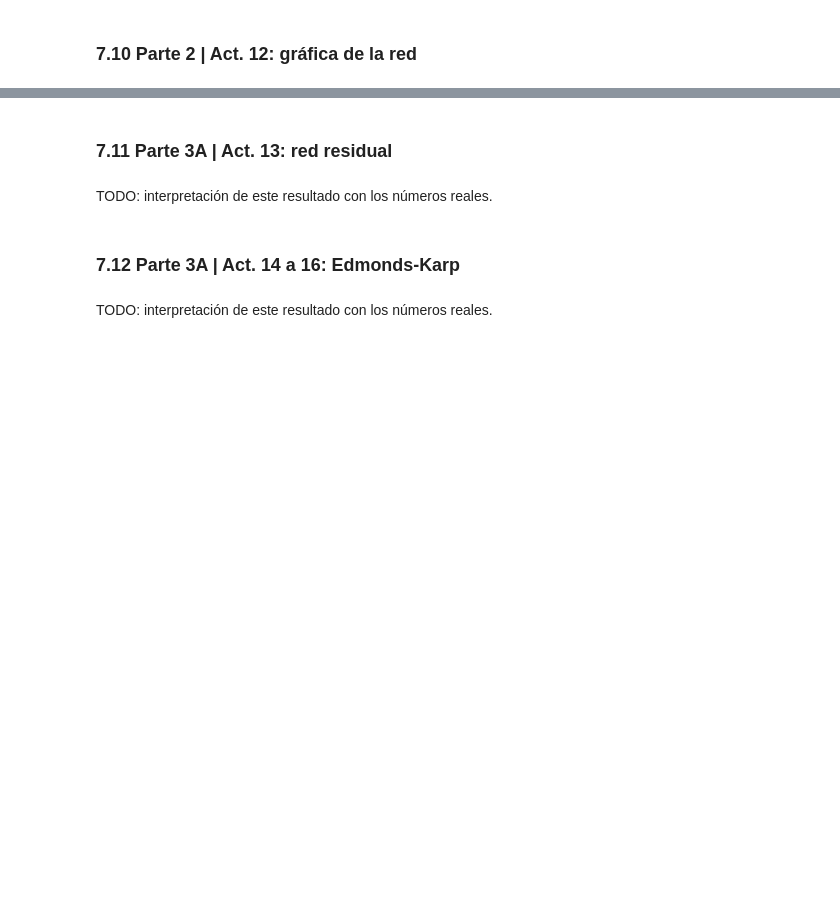
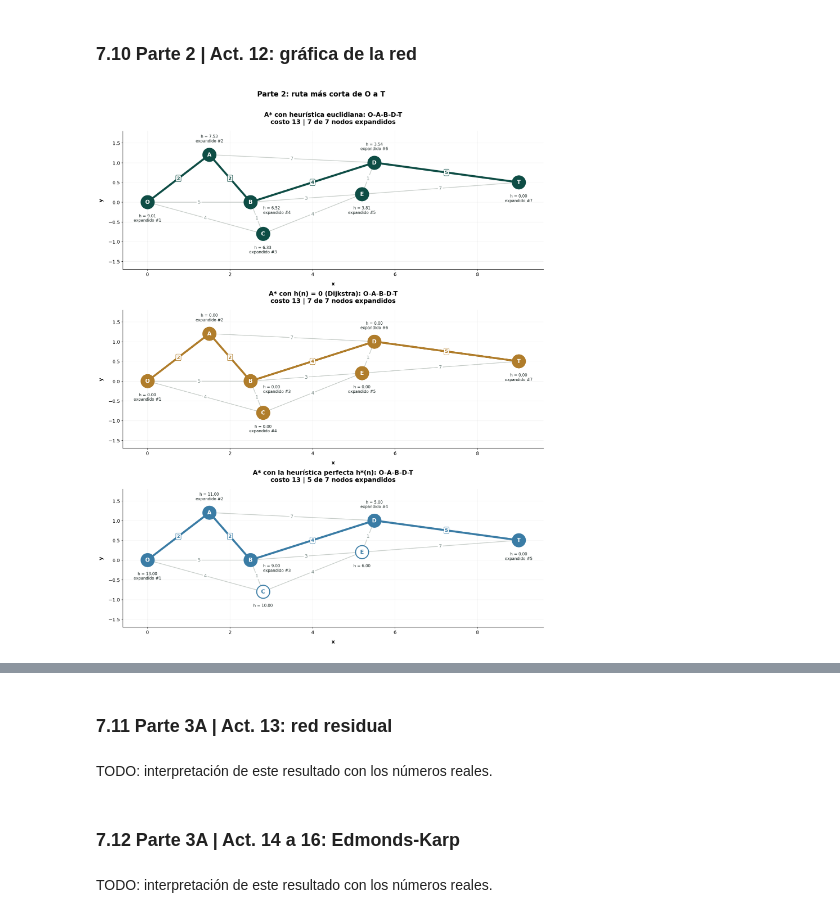
Before and after one commit to fabianpradod/mod-practica3, a Jupyter notebook: Practica_3_AStar_Hill_Climbing_Redes.ipynb, the cells around one changed output, grey strips where cells are left out. Cells and saved outputs as stored; diff of their text form; code cells hidden in the pictures; blank space fills up the shorter version.

```diff
--- a/Practica_3_AStar_Hill_Climbing_Redes.ipynb
+++ b/Practica_3_AStar_Hill_Climbing_Redes.ipynb
@@ -614,4 +830,8 @@ TODO: interpretación de este resultado con los números reales.
 # %% [markdown]
 ### 7.8 Parte 2 | Act. 8 a 10: A\* paso a paso
 # %%
-# TODO: call the functions for this step
+ruta_a, costo_a, registro_a = a_estrella(grafo, coordenadas, "O", meta)
+imprimir_tabla(registro_a, ["paso", "expandido", "g", "h", "f", "lista_abierta"])
+print(f"\nRuta encontrada: {formato(ruta_a)}")
+print(f"Costo total: {' + '.join(str(grafo[a][b]) for a, b in zip(ruta_a, ruta_a[1:]))} = {costo_a}")
+print(f"Nodos expandidos: {len(registro_a)} de {len(grafo)}")
@@ -620,4 +864,28 @@ TODO: interpretación de este resultado con los números reales.
 # %% [markdown]
 ### 7.9 Parte 2 | Act. 11: A\* con h(n) = 0
 # %%
-# TODO: call the functions for this step
+ruta_0, costo_0, registro_0 = a_estrella(grafo, coordenadas, "O", meta, h=heuristica_cero)
+print("A* con h(n) = 0:")
+imprimir_tabla(registro_0, ["paso", "expandido", "g", "h", "f", "lista_abierta"])
+
+ruta_p, costo_p, registro_p = a_estrella(grafo, coordenadas, "O", meta, h=heuristica_desde_tabla(h_real))
+print("\nComparación de tres heurísticas:")
+imprimir_tabla([{"heuristica": nombre, "ruta": r, "costo": c, "expandidos": len(reg),
+                 "orden_de_expansion": [x["expandido"] for x in reg]}
+                for nombre, r, c, reg in [("h = 0 (Dijkstra)", ruta_0, costo_0, registro_0),
+                                          ("euclidiana", ruta_a, costo_a, registro_a),
+                                          ("perfecta h*", ruta_p, costo_p, registro_p)]],
+               ["heuristica", "ruta", "costo", "expandidos", "orden_de_expansion"])
+
+# Why the Euclidean heuristic saves nothing here: A* must expand every node with g*(n) + h(n) < optimal cost.
+g_real = costos_reales(grafo, coordenadas, "O")
+print(f"\nNodos con g*(n) + h(n) menor que el costo óptimo {costo_a} (A* tiene que expandirlos):")
+imprimir_tabla([{"estacion": n, "g_real": g_real[n], "h": heuristica(n, meta, coordenadas),
+                 "g_real+h": g_real[n] + heuristica(n, meta, coordenadas),
+                 "menor_que_optimo": g_real[n] + heuristica(n, meta, coordenadas) < costo_a}
+                for n in sorted(grafo, key=lambda n: g_real[n] + heuristica(n, meta, coordenadas))],
+               ["estacion", "g_real", "h", "g_real+h", "menor_que_optimo"])
+
+rutas = rutas_simples(grafo, "O", meta)
+print(f"\nReferencia por fuerza bruta: {len(rutas)} rutas simples de O a T. Las 5 más baratas:")
+imprimir_tabla([{"ruta": r, "costo": c} for c, r in rutas[:5]], ["ruta", "costo"])
@@ -626,5 +918,16 @@ TODO: interpretación de este resultado con los números reales.
 # %% [markdown]
 ### 7.10 Parte 2 | Act. 12: gráfica de la red
 # %%
-# TODO: call the functions for this step
+fig, axes = plot_red(grafo, coordenadas,
+                     [("A* con heurística euclidiana", ruta_a, [r["expandido"] for r in registro_a],
+                       ROLE["actual"], heuristica),
+                      ("A* con h(n) = 0 (Dijkstra)", ruta_0, [r["expandido"] for r in registro_0],
+                       ROLE["compare"], heuristica_cero),
+                      ("A* con la heurística perfecta h*(n)", ruta_p, [r["expandido"] for r in registro_p],
+                       ROLE["model"], heuristica_desde_tabla(h_real))],
+                     "03_astar_red.png", "Parte 2: ruta más corta de O a T",
+                     lado_nota={"A": "arriba", "D": "arriba", "B": "derecha"})
+plt.show()
+# %% [output]
+[figure, added]
 # %% [markdown]
```
Also changed, not shown: parts of 17 cells of this notebook, 2 other files.
